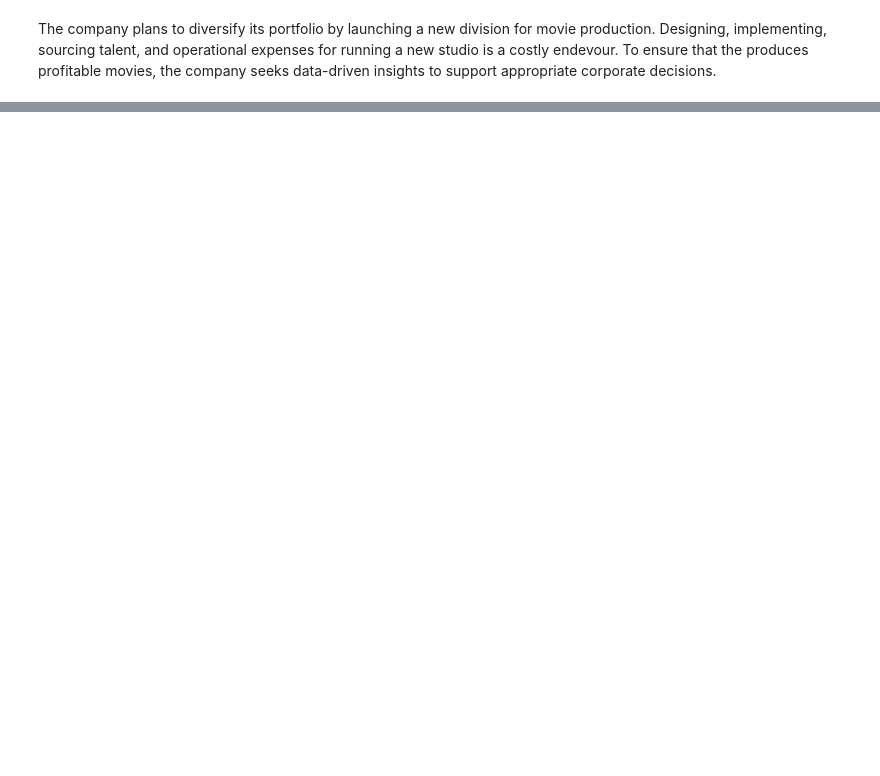
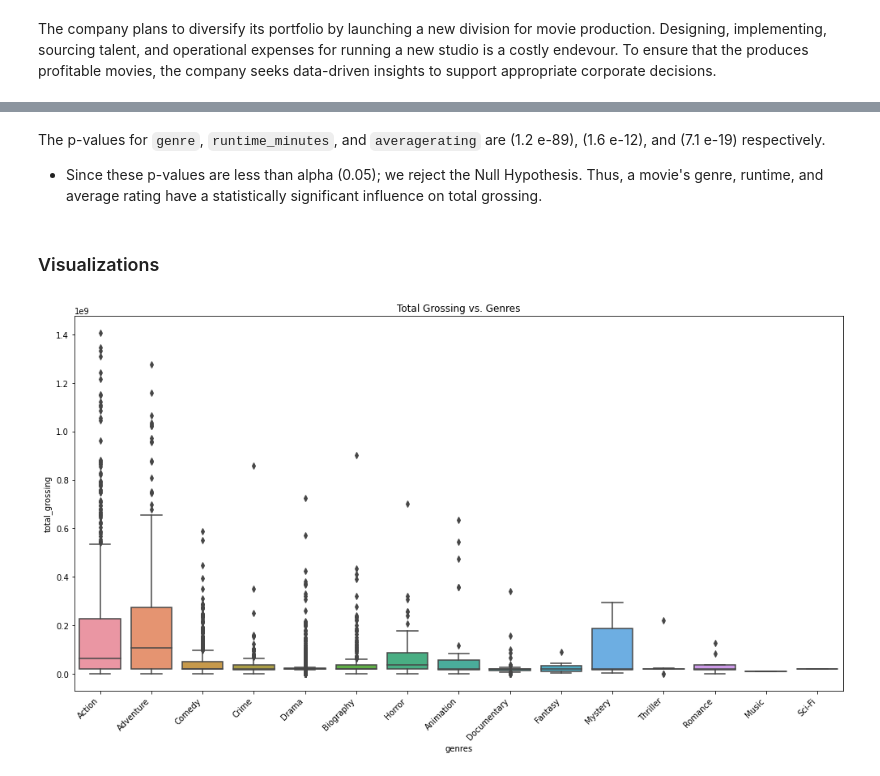
Before and after one commit to mwakad/box-office-movie-insights, a Jupyter notebook: notebooks/daniel.ipynb, the cells around one changed output, grey strips where cells are left out. Saved outputs shown, nothing was run; the diff lists cells and outputs as text; code cells hidden in the pictures; blank space fills up the shorter version.

```diff
--- a/notebooks/daniel.ipynb
+++ b/notebooks/daniel.ipynb
@@ -365,0 +381,4 @@ memory usage: 85.4+ KB
+# %%
+# Create a copy of the df DataFrame and check shape
+df_clean = df.copy()
+df_clean.shape
@@ -365,0 +389,17 @@ memory usage: 85.4+ KB
+# %%
+def drop_duplicate_entries(df):
+    """
+    Define function to drop duplicate entries based on:
+    - Marching title
+    - Produced by studio
+    - Same domestic_gross
+    - Same foreign_gross
+    - Produced same year
+    """
+    columns_to_check = ['title', 'studio', 'domestic_gross', 'foreign_gross', 'year']
+    duplicate_removed = df.drop_duplicates(subset=columns_to_check, keep='first')
+    return duplicate_removed
+
+# Call the drop_duplicate function and pass in df_clean as the argument
+df_clean = drop_duplicate_entries(df_clean)
+df_clean.head()
@@ -365,0 +413,12 @@ memory usage: 85.4+ KB
+# %%
+# Create a new column for total_grossing
+df_clean['total_grossing'] = df_clean['domestic_gross'] + df_clean['foreign_gross']
+# %%
+# Function to extract the first genre from the string
+def extract_first_genre(genre_str):
+    if isinstance(genre_str, str):  # Check if it's a string
+        return genre_str.split(',')[0].strip()
+    else:
+        return np.nan  # Or some other appropriate missing value representation
+
+df_clean['genres'] = df_clean['genres'].apply(extract_first_genre)
@@ -365,0 +492,16 @@ memory usage: 85.4+ KB
+# %% [markdown]
+The p-values for `genre`, `runtime_minutes`, and `averagerating` are (1.2 e-89), (1.6 e-12), and (7.1 e-19) respectively.
+
+* Since these p-values are less than alpha (0.05); we reject the Null Hypothesis. Thus, a movie's genre, runtime, and average rating have a statistically significant influence on total grossing.
+# %% [markdown]
+### Visualizations
+# %%
+# Visualize total grossing distribution for different movie genres
+plt.figure(figsize=(14, 8))
+sns.boxplot(x='genres', y='total_grossing', data=df_clean)
+plt.title('Total Grossing vs. Genres')
+plt.xticks(rotation=45, ha='right')
+plt.tight_layout()
+plt.show()
+# %% [output]
+[figure, added]
```
Also changed, not shown: parts of 92 cells of this notebook.
